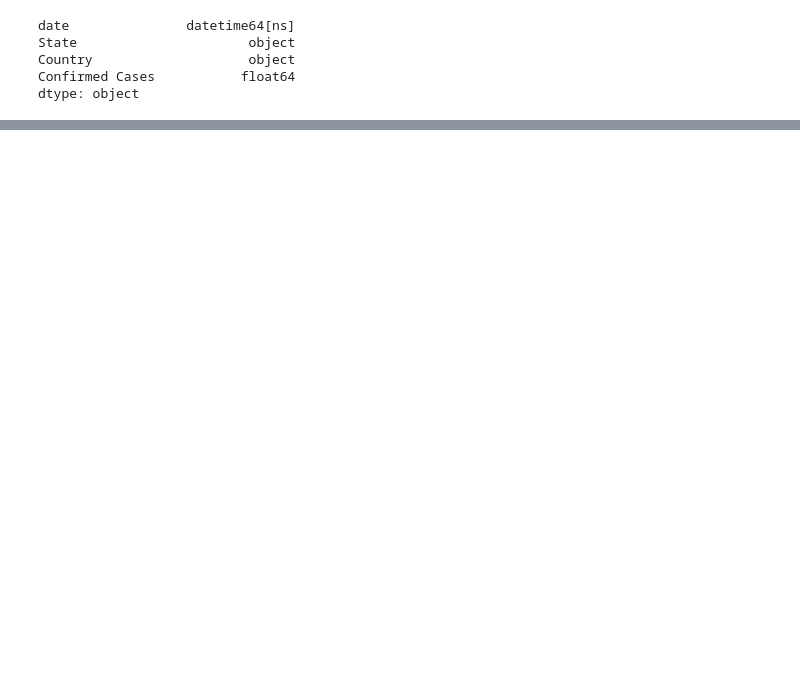
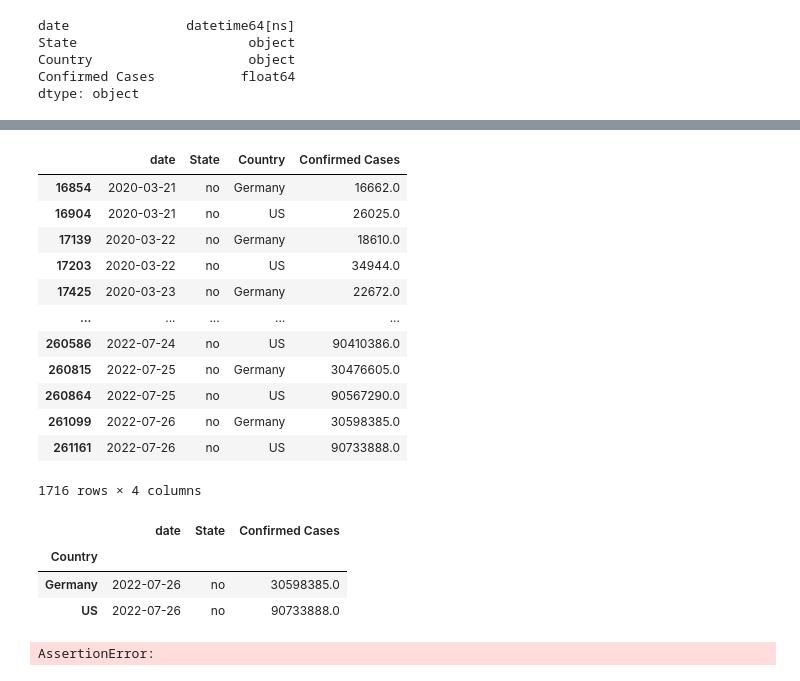
Before and after one commit to KaustabhRoy/AppliedDataScience_Covid19_Roy, a Jupyter notebook: notebooks/Data Preparation.ipynb, the cells around one changed output, grey strips where cells are left out. Cells and saved outputs as stored; diff of their text form; code cells hidden in the pictures; blank space fills up the shorter version.

```diff
--- a/notebooks/Data Preparation.ipynb
+++ b/notebooks/Data Preparation.ipynb
@@ -204,0 +210,5 @@ df_plot.to_csv('../data/processed/COVID_relational_confirmed.csv',sep = ';')
+# %%
+data_path='../data/processed/COVID_relational_confirmed.csv'
+pd_raw=pd.read_csv(data_path,sep=';',parse_dates=[0])
+pd_raw=pd_raw.sort_values('date',ascending=True).reset_index(drop=True).copy()
+pd_raw.head()
@@ -204,0 +222,25 @@ df_plot.to_csv('../data/processed/COVID_relational_confirmed.csv',sep = ';')
+# %%
+test_data = pd_raw[((pd_raw['Country']=='US')|(pd_raw['Country']=='Germany'))&(pd_raw['date']>'2020-03-20')]
+# %%
+test_data
+# %% [output]
+|  | date | State | Country | Confirmed Cases |
+| 16854 | 2020-03-21 | no | Germany | 16662.0 |
+| 16904 | 2020-03-21 | no | US | 26025.0 |
+| 17139 | 2020-03-22 | no | Germany | 18610.0 |
+| 17203 | 2020-03-22 | no | US | 34944.0 |
+| 17425 | 2020-03-23 | no | Germany | 22672.0 |
+| ... | ... | ... | ... | ... |
+| 260586 | 2022-07-24 | no | US | 90410386.0 |
+| 260815 | 2022-07-25 | no | Germany | 30476605.0 |
+| 260864 | 2022-07-25 | no | US | 90567290.0 |
+| 261099 | 2022-07-26 | no | Germany | 30598385.0 |
+| 261161 | 2022-07-26 | no | US | 90733888.0 |
+1716 rows × 4 columns
+# %%
+test_data.groupby(['Country']).agg(np.max)
+# %% [output]
+|  | date | State | Confirmed Cases |
+| Country |  |  |  |
+| Germany | 2022-07-26 | no | 30598385.0 |
+| US | 2022-07-26 | no | 90733888.0 |
@@ -204,0 +281,4 @@ df_plot.to_csv('../data/processed/COVID_relational_confirmed.csv',sep = ';')
+# %%
+test_data.groupby(['State','Country']).apply(get_doubling_time_via_regression)
+# %% [output]
+AssertionError:
```
Also changed, not shown: parts of 32 cells of this notebook, 10 other files.
